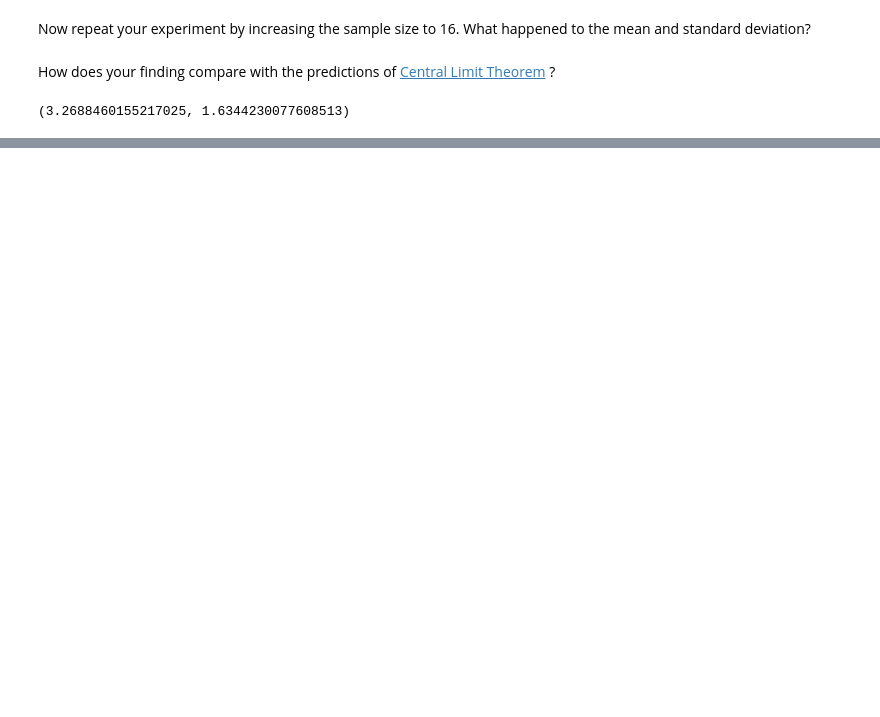
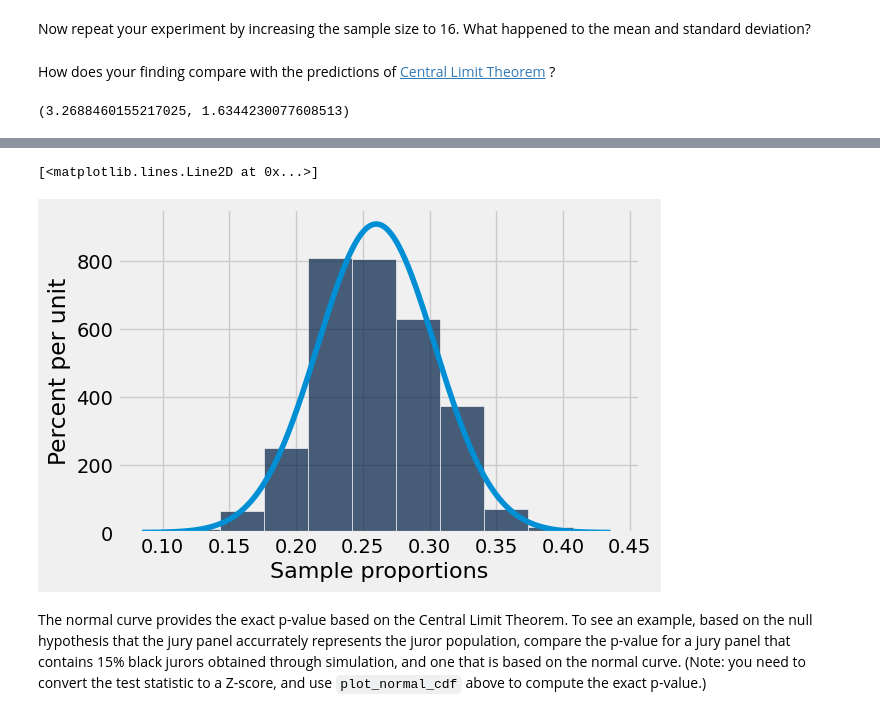
Before and after one commit to SRJC-Data-Science/materials-sp22, a Jupyter notebook: SRJC/lecture_note/lecture_25_26/mean_stdev_normal_distribution_key.ipynb, the cells around one changed output, grey strips where cells are left out. Saved outputs shown, nothing was run; the diff lists cells and outputs as text; code cells hidden in the pictures; blank space fills up the shorter version.

Commit message:
added CLT for proportions

````diff
--- a/SRJC/lecture_note/lecture_25_26/mean_stdev_normal_distribution_key.ipynb
+++ b/SRJC/lecture_note/lecture_25_26/mean_stdev_normal_distribution_key.ipynb
@@ -147,0 +179,20 @@ np.std(all_ages) / sqrt(4), np.std(all_ages)/sqrt(16)
+# %%
+p = 0.26
+model = make_array(p, 1-p)
+n = 100
+results = make_array()
+for i in np.arange(10000):
+    prop = sample_proportions(n, model).item(0)
+    results = np.append(results, prop)
+# %%
+from math import sqrt
+sigma = sqrt(p*(1-p)/n)
+x = np.arange(p-4*sigma, p+4*sigma, sigma/100)
+y = stats.norm.pdf(x, p, sigma)
+Table().with_column('Sample proportions', results).hist()
+plots.plot(x, y)
+# %% [output]
+[<matplotlib.lines.Line2D at 0x...>]
+[figure, added]
+# %% [markdown]
+The normal curve provides the exact p-value based on the Central Limit Theorem. To see an example, based on the null hypothesis that the jury panel accurrately represents the juror population, compare the p-value for a jury panel that contains 15% black jurors obtained through simulation, and one that is based on the normal curve. (Note: you need to convert the test statistic to a Z-score, and use ```plot_normal_cdf``` above to compute the exact p-value.)
````
Also changed, not shown: parts of 5 cells of this notebook, 1 other file.
